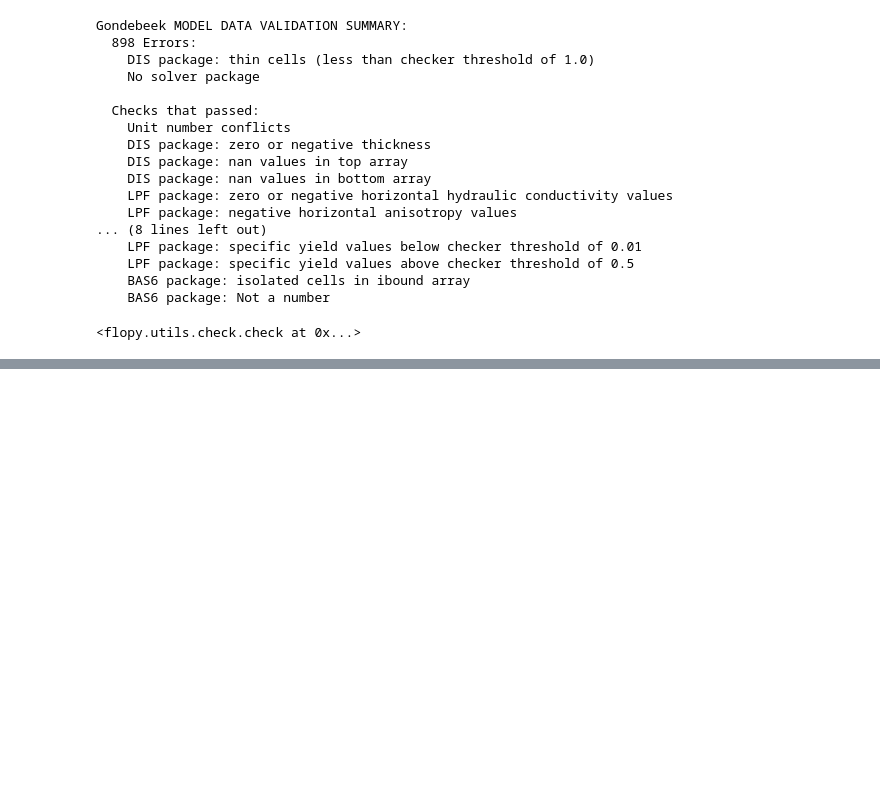
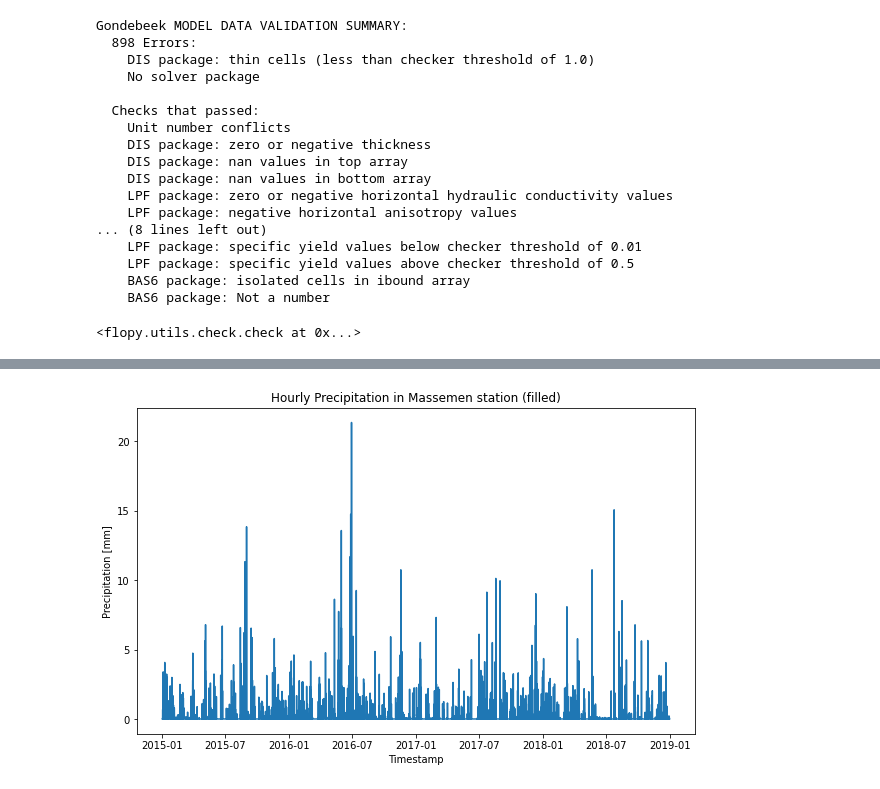
Before and after one commit to sebmeng/Thesis-GondebeekModel, a Jupyter notebook: Modflow/Build_model_4guideLayers.ipynb, the cells around one changed output, grey strips where cells are left out. Cells and saved outputs as stored; diff of their text form; code cells hidden in the pictures; blank space fills up the shorter version.

```diff
--- a/Modflow/Build_model_4guideLayers.ipynb
+++ b/Modflow/Build_model_4guideLayers.ipynb
@@ -338,0 +543,85 @@ NameError: name 'pyproj' is not defined
+# %%
+
+# Custom date parser function
+def date_parser(date_str):
+    return pd.to_datetime(date_str.split('+')[0], format='%Y-%m-%dT%H:%M:%S.%f')
+
+pp_dir = "C:\\Users\\sebas\\Documents\\UGent\\Sem 3\\Thesis\\GondebeekModel\\Inputs\\Recharge"
+
+# Create the full path to the CSV file
+csv_ppMas = os.path.join(pp_dir, 'Massemen_P_Precipitation.csv')
+
+# Read the CSV file, skipping the first 7 rows and parsing the '#Timestamp' column with the custom date parser
+df = pd.read_csv(csv_ppMas, delimiter=';', skiprows=8, parse_dates=['#Timestamp'], date_parser=date_parser)
+
+# Select the desired columns
+selected_columns = ['#Timestamp', 'Value']
+selected_df = df[selected_columns]
+
+# Filter the data for the desired years (2015 and 2017)
+df_good = selected_df[(selected_df['#Timestamp'].dt.year >= 2015) & (selected_df['#Timestamp'].dt.year <= 2018)]
+
+#------------------------------------------------
+# Create the full path to the CSV file
+csv_ppLie = os.path.join(pp_dir, 'Liedekerke_P_Precipitation.csv')
+
+# Add Liedekerke data for further fulfilling
+ds = pd.read_csv(csv_ppLie, delimiter=';', skiprows=8, parse_dates=['#Timestamp'], date_parser=date_parser)
+
+# Select the desired columns
+selected_ds = ds[selected_columns]
+
+# Filter the data for the desired years (2015 and 2017)
+ds_good = selected_ds[(selected_ds['#Timestamp'].dt.year >= 2015) & (selected_ds['#Timestamp'].dt.year <= 2018)]
+
+# Set the index of df_good and ds_good
+df_good = df_good.set_index('#Timestamp')
+ds_good = ds_good.set_index('#Timestamp')
+
+# Combine df_resampled_2015_2018 with ds_good, filling missing values from ds_good
+df_combined = df_good.combine_first(ds_good)
+
+# Reset the index
+df_combined = df_combined.reset_index()
+
+# Replace commas with periods in the "Value" column and convert to float if the column is of object type
+if df_combined['Value'].dtype == 'object':
+    df_combined['Value'] = df_combined['Value'].str.replace(',', '.').astype(float)
+
+# Convert '#Timestamp' column to a list of Python's native datetime objects
+df_combined['#Timestamp'] = df_combined['#Timestamp'].apply(lambda x: x.to_pydatetime())
+
+# Interpolate NaN values in the 'Value' column
+df_combined['Value'] = df_combined['Value'].interpolate(method='linear')
+
+# Print the combined DataFrame
+print(df_combined)
+
+# Convert '#Timestamp' column to a list of Python's native datetime objects
+timestamps = [x.to_pydatetime() for x in df_combined['#Timestamp']]
+
+# Convert timestamps and values to numpy arrays
+timestamps_np = np.array(timestamps)
+values_np = df_combined['Value'].to_numpy()
+
+# Create a new figure with a specific size (width, height)
+plt.figure(figsize=(10, 6))
+
+# Plot the 'Value' column from df_combined
+plt.plot(timestamps_np, values_np)
+
+# Set the x-axis label
+plt.xlabel('Timestamp')
+
+# Set the y-axis label
+plt.ylabel('Precipitation [mm]')
+
+# Set the plot title
+plt.title('Hourly Precipitation in Massemen station (filled)')
+
+# Display the plot
+plt.show()
+
+# Set 'Timestamp' column as the index
+df_combined.set_index('#Timestamp', inplace=True)
+# %% [output]
@@ -338,0 +642 @@ NameError: name 'pyproj' is not defined
+[figure, added]
```
Also changed, not shown: parts of 30 cells of this notebook, 20 other files.
